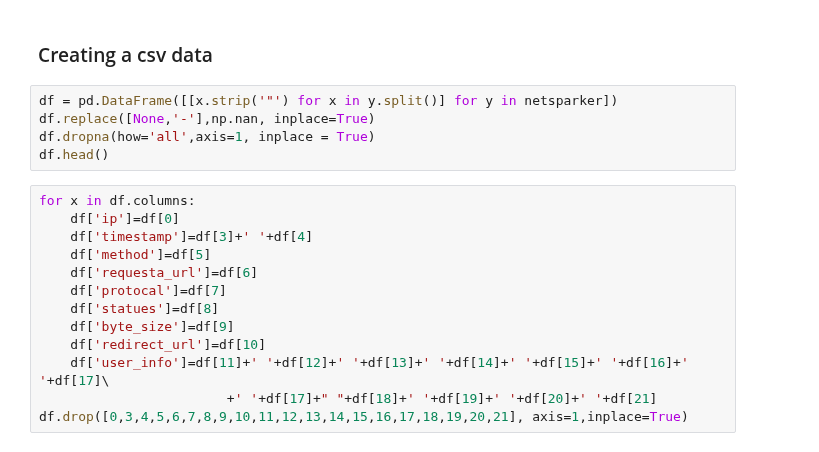
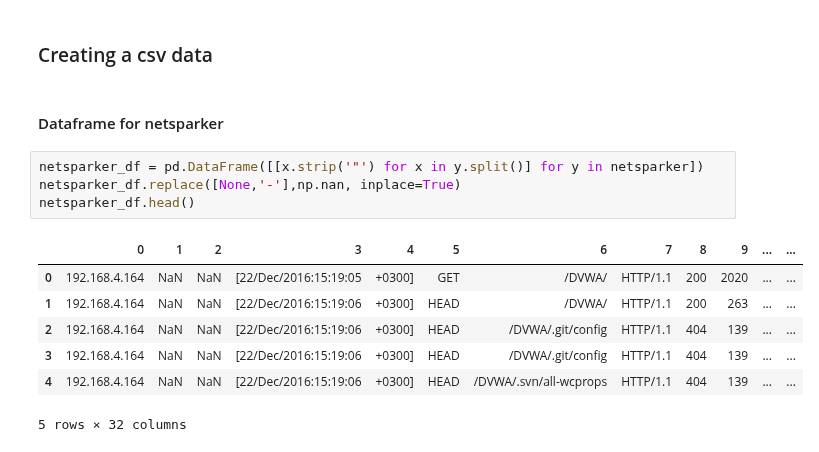
Before and after one commit to Tysonic/Data-Science-Resources, a Jupyter notebook: Upskill final project/Notebook/Unskill_final_project.ipynb, the cells around one changed output. Saved outputs shown, nothing was run; the diff lists cells and outputs as text.

```diff
--- a/Upskill final project/Notebook/Unskill_final_project.ipynb
+++ b/Upskill final project/Notebook/Unskill_final_project.ipynb
@@ -20,21 +20,17 @@ xss_list=['script','onload','onerror','img','body','iframe',
 xss_sqli_patterns= xss_list+sqli_list
 # %% [markdown]
 ### Creating a csv data
+# %% [markdown]
+#### Dataframe for netsparker
 # %%
-df = pd.DataFrame([[x.strip('"') for x in y.split()] for y in netsparker])
-df.replace([None,'-'],np.nan, inplace=True)
-df.dropna(how='all',axis=1, inplace = True)
-df.head()
+netsparker_df = pd.DataFrame([[x.strip('"') for x in y.split()] for y in netsparker])
+netsparker_df.replace([None,'-'],np.nan, inplace=True)
+netsparker_df.head()
+# %% [output]
+|  | 0 | 1 | 2 | 3 | 4 | 5 | 6 | 7 | 8 | 9 | ... | ... |
+| 0 | 192.168.4.164 | NaN | NaN | [22/Dec/2016:15:19:05 | +0300] | GET | /DVWA/ | HTTP/1.1 | 200 | 2020 | ... | ... |
+| 1 | 192.168.4.164 | NaN | NaN | [22/Dec/2016:15:19:06 | +0300] | HEAD | /DVWA/ | HTTP/1.1 | 200 | 263 | ... | ... |
+| 2 | 192.168.4.164 | NaN | NaN | [22/Dec/2016:15:19:06 | +0300] | HEAD | /DVWA/.git/config | HTTP/1.1 | 404 | 139 | ... | ... |
+| 3 | 192.168.4.164 | NaN | NaN | [22/Dec/2016:15:19:06 | +0300] | HEAD | /DVWA/.git/config | HTTP/1.1 | 404 | 139 | ... | ... |
+| 4 | 192.168.4.164 | NaN | NaN | [22/Dec/2016:15:19:06 | +0300] | HEAD | /DVWA/.svn/all-wcprops | HTTP/1.1 | 404 | 139 | ... | ... |
+5 rows × 32 columns
-# %%
-for x in df.columns:
-    df['ip']=df[0]
-    df['timestamp']=df[3]+' '+df[4]
-    df['method']=df[5]
-    df['requesta_url']=df[6]
-    df['protocal']=df[7]
-    df['statues']=df[8]
-    df['byte_size']=df[9]
-    df['redirect_url']=df[10]
-    df['user_info']=df[11]+' '+df[12]+' '+df[13]+' '+df[14]+' '+df[15]+' '+df[16]+' '+df[17]\
-                        +' '+df[17]+" "+df[18]+' '+df[19]+' '+df[20]+' '+df[21]
-df.drop([0,3,4,5,6,7,8,9,10,11,12,13,14,15,16,17,18,19,20,21], axis=1,inplace=True)
```
Also changed, not shown: parts of 51 cells of this notebook, 6 other files.
